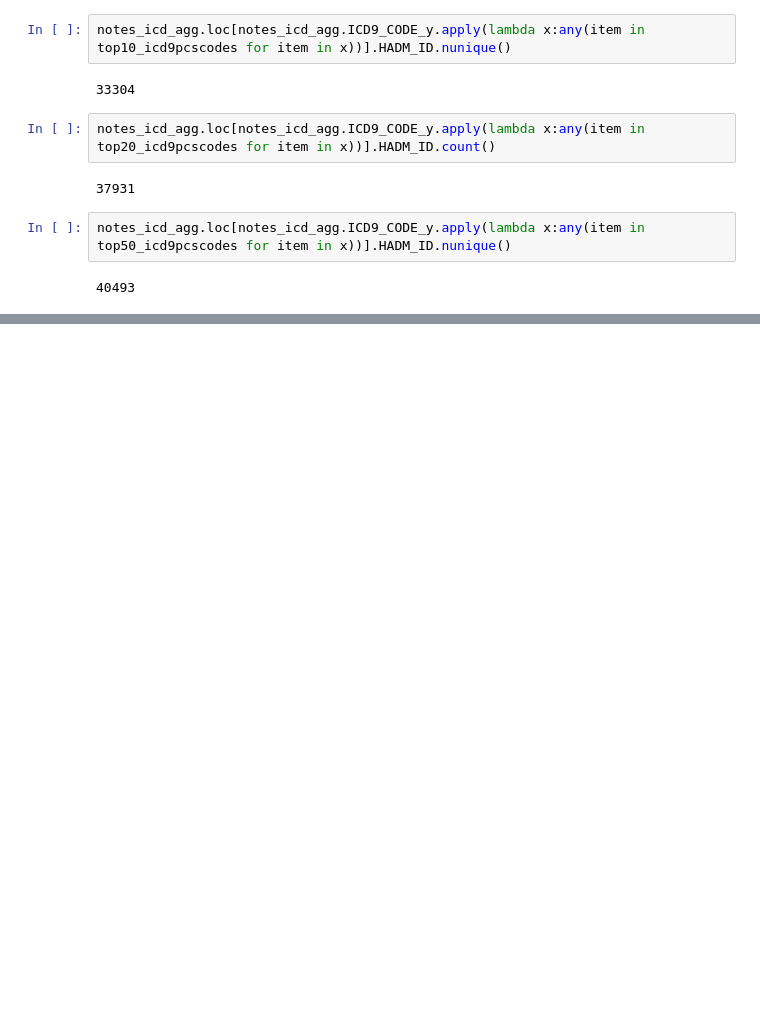
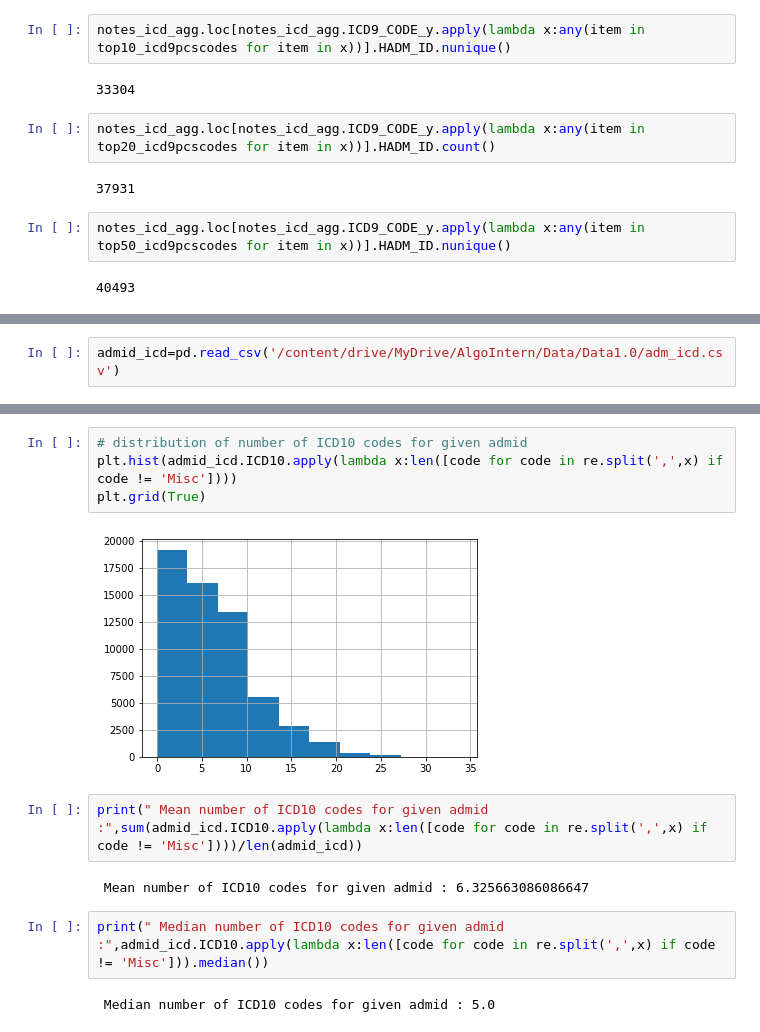
Before and after one commit to samantamrityunjay/Automatic-assignment-of-ICD10-codes, a Jupyter notebook: DataAnalysis.ipynb, the cells around one changed output, grey strips where cells are left out. Drawn from its saved outputs; the diff is of its cells as text; blank space fills up the shorter version.

Commit message:
Added some ICD10 data analysis

```diff
--- a/DataAnalysis.ipynb
+++ b/DataAnalysis.ipynb
@@ -795,0 +798,2 @@ notes_icd_agg.loc[notes_icd_agg.ICD9_CODE_y.apply(lambda x:any(item in top50_icd
+# %%
+admid_icd=pd.read_csv('/content/drive/MyDrive/AlgoIntern/Data/Data1.0/adm_icd.csv')
@@ -795,0 +816,14 @@ notes_icd_agg.loc[notes_icd_agg.ICD9_CODE_y.apply(lambda x:any(item in top50_icd
+# %%
+# distribution of number of ICD10 codes for given admid
+plt.hist(admid_icd.ICD10.apply(lambda x:len([code for code in re.split(',',x) if code != 'Misc'])))
+plt.grid(True)
+# %% [output]
+[figure, added]
+# %%
+print(" Mean number of ICD10 codes for given admid :",sum(admid_icd.ICD10.apply(lambda x:len([code for code in re.split(',',x) if code != 'Misc'])))/len(admid_icd))
+# %% [output]
+ Mean number of ICD10 codes for given admid : 6.325663086086647
+# %%
+print(" Median number of ICD10 codes for given admid :",admid_icd.ICD10.apply(lambda x:len([code for code in re.split(',',x) if code != 'Misc'])).median())
+# %% [output]
+ Median number of ICD10 codes for given admid : 5.0
```
Also changed, not shown: parts of 12 cells of this notebook.
